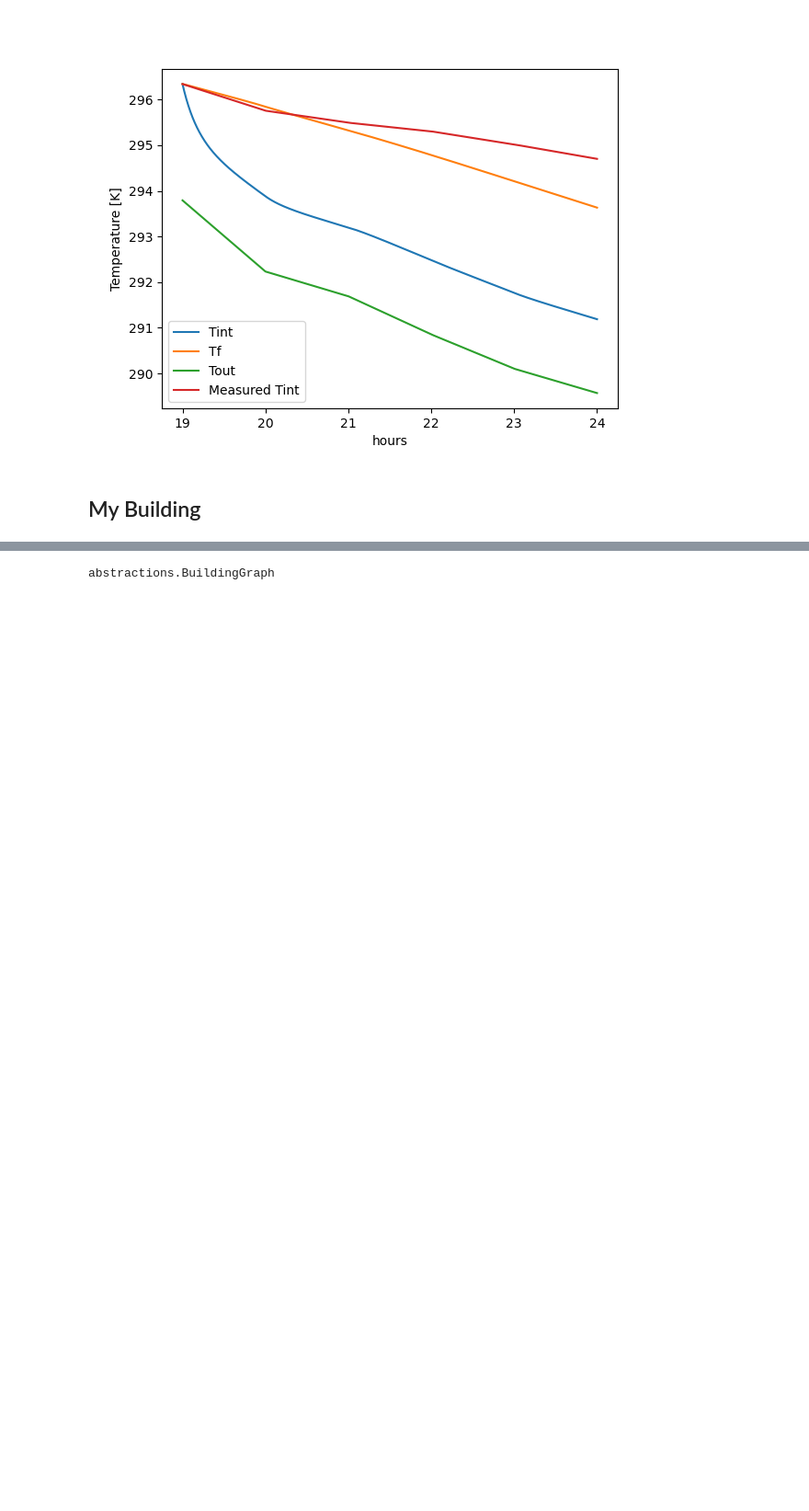
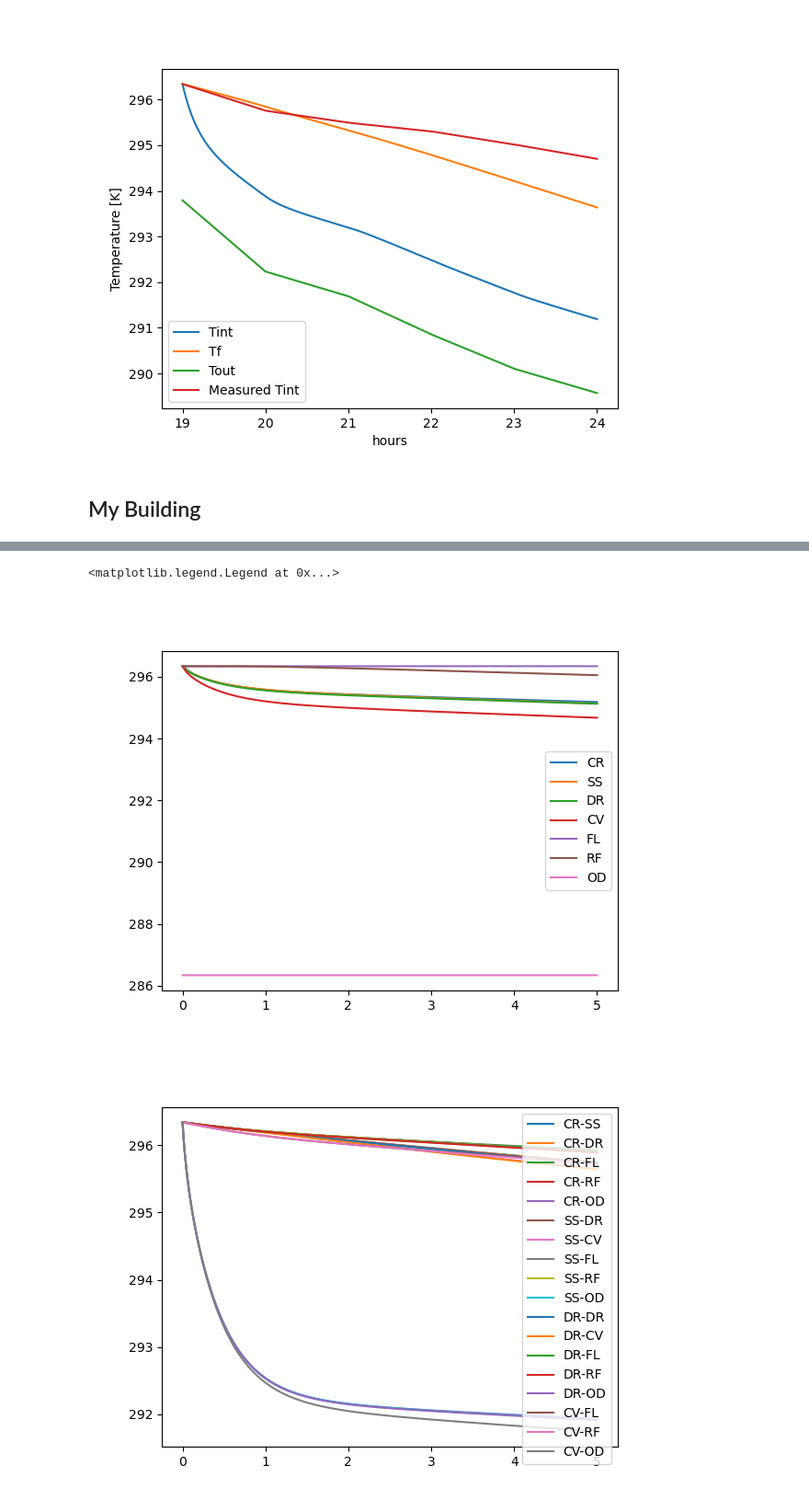
Before and after one commit to nbachand/graphBEM, a Jupyter notebook: InteriorModel.ipynb, the cells around one changed output, grey strips where cells are left out. Shown at 92% size. Drawn from its saved outputs; the diff is of its cells as text; code cells hidden in the pictures; blank space fills up the shorter version.

```diff
--- a/InteriorModel.ipynb
+++ b/InteriorModel.ipynb
@@ -325,4 +320,59 @@ NodeDataView({'CR': {'room_kwargs': {'T0': 296.3419973544974}, 'vent_kwargs': {'
-# %%
-type(bG)
-# %% [output]
-abstractions.BuildingGraph
+# %%
+sim_kwargs = {
+    "delt": times[1] - times[0],
+    "simLength": times[-1] - times[0],
+    "Tout" : T_start - 10,
+    "Tfloor": T_start,
+}
+wall_kwargs = {}
+
+room_kwargs = {
+    "T0": T_start,
+    "V" : 4**2 * 3, #volume of air
+    "Eint" : 0 #internal heat generation
+}
+vent_kwargs = {
+    'H': 1,
+    'W' : 1,
+    "ventType": "None",
+    "alphas": alphas,
+    "As": As,
+    "Ls": Ls,
+}
+
+bG.updateAllEdges({"wall_kwargs" :wall_kwargs})
+bG.updateAllNodes({
+    "room_kwargs": room_kwargs,
+    "vent_kwargs": vent_kwargs
+    })
+
+for r in ["CR", "DR"]:
+    bG.G.nodes[r]["room_kwargs"]["V"] *= 2
+
+build_sim = abs.BuildingSimulation(**sim_kwargs)
+build_sim.initialize(bG)
+build_sim.run()
+plt.figure()
+for n, d in build_sim.bG.G.nodes(data=True):
+    plt.plot(build_sim.hours, d['Tints'], label=n)
+plt.legend()
+
+plt.figure()
+for i, j, d in build_sim.bG.G.edges(data=True):
+    plt.plot(build_sim.hours, d['T_profs'][0, :], label=f'{i}-{j}')
+plt.legend()
+
+plt.figure()
+for i, j, d in build_sim.bG.G.edges(data=True):
+    plt.plot(build_sim.hours, d['T_profs'][-1, :], label=f'{i}-{j}')
+plt.legend()
+
+plt.figure()
+for i, j, d in build_sim.bG.G.edges(data=True):
+    center = int(len(d['T_profs'][:, 0]) / 2)
+    plt.plot(build_sim.hours, d['T_profs'][center, :], label=f'{i}-{j}')
+plt.legend()
+# %% [output]
+<matplotlib.legend.Legend at 0x...>
+[figure, added]
+[figure, added]
```
Also changed, not shown: parts of 7 cells of this notebook, 1 other file.
